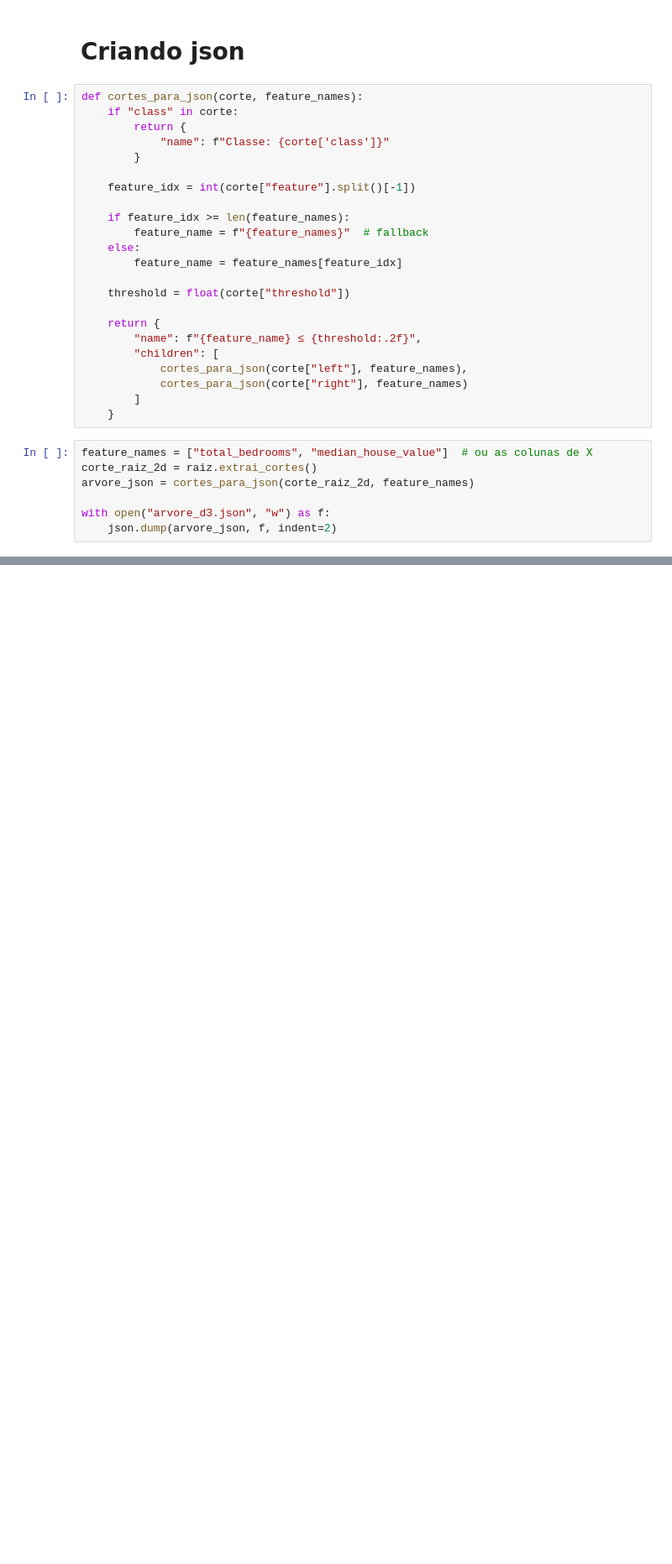
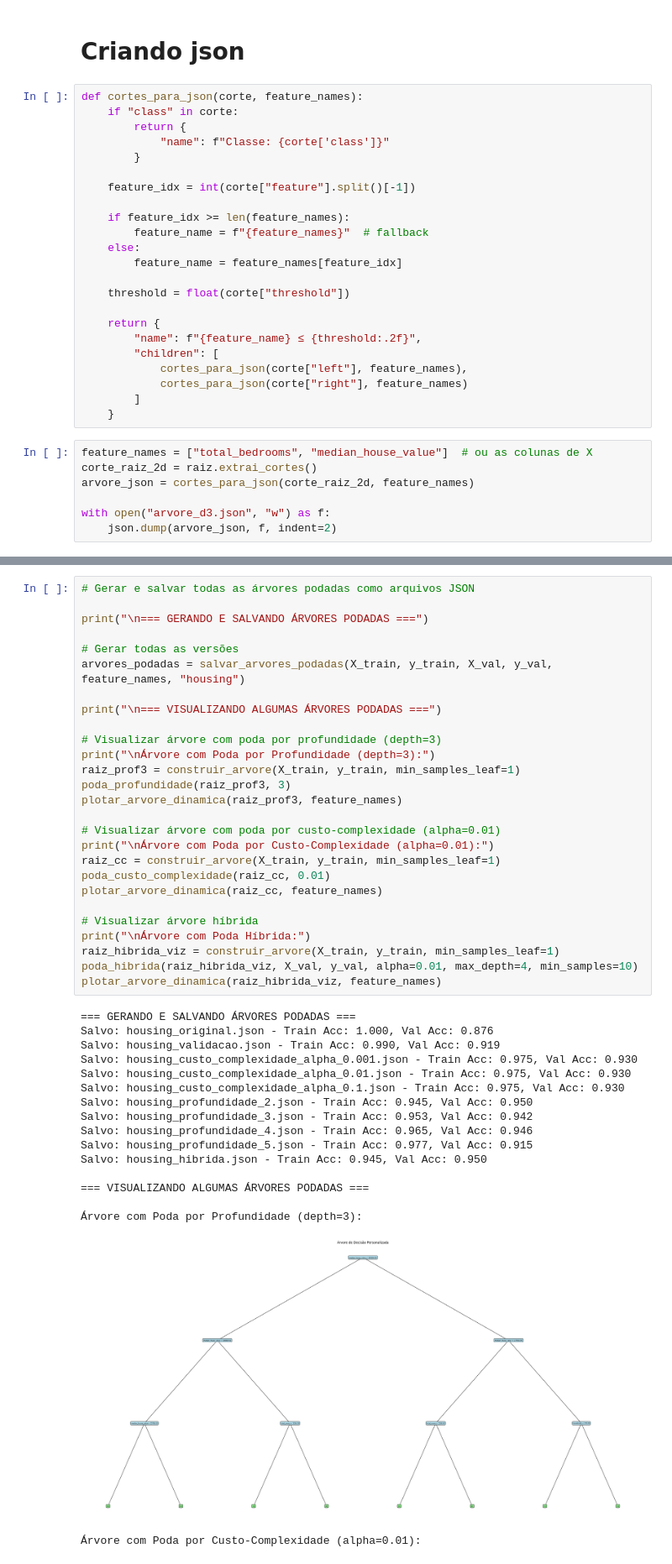
Before and after one commit to FGV-VIS-2025/final-project-mlfoundationexplain, a Jupyter notebook: decisionTree.ipynb, the cells around one changed output, grey strips where cells are left out. Shown at 84% size. Cells and saved outputs as stored; diff of their text form; blank space fills up the shorter version.

```diff
--- a/decisionTree.ipynb
+++ b/decisionTree.ipynb
@@ -625,0 +717,45 @@ plotar_arvore_dinamica(arvore_poda_prof_novo, feature_names_novo)
+# %%
+# Gerar e salvar todas as árvores podadas como arquivos JSON
+
+print("\n=== GERANDO E SALVANDO ÁRVORES PODADAS ===")
+
+# Gerar todas as versões
+arvores_podadas = salvar_arvores_podadas(X_train, y_train, X_val, y_val, feature_names, "housing")
+
+print("\n=== VISUALIZANDO ALGUMAS ÁRVORES PODADAS ===")
+
+# Visualizar árvore com poda por profundidade (depth=3)
+print("\nÁrvore com Poda por Profundidade (depth=3):")
+raiz_prof3 = construir_arvore(X_train, y_train, min_samples_leaf=1)
+poda_profundidade(raiz_prof3, 3)
+plotar_arvore_dinamica(raiz_prof3, feature_names)
+
+# Visualizar árvore com poda por custo-complexidade (alpha=0.01)
+print("\nÁrvore com Poda por Custo-Complexidade (alpha=0.01):")
+raiz_cc = construir_arvore(X_train, y_train, min_samples_leaf=1)
+poda_custo_complexidade(raiz_cc, 0.01)
+plotar_arvore_dinamica(raiz_cc, feature_names)
+
+# Visualizar árvore híbrida
+print("\nÁrvore com Poda Híbrida:")
+raiz_hibrida_viz = construir_arvore(X_train, y_train, min_samples_leaf=1)
+poda_hibrida(raiz_hibrida_viz, X_val, y_val, alpha=0.01, max_depth=4, min_samples=10)
+plotar_arvore_dinamica(raiz_hibrida_viz, feature_names)
+# %% [output]
+=== GERANDO E SALVANDO ÁRVORES PODADAS ===
+Salvo: housing_original.json - Train Acc: 1.000, Val Acc: 0.876
+Salvo: housing_validacao.json - Train Acc: 0.990, Val Acc: 0.919
+Salvo: housing_custo_complexidade_alpha_0.001.json - Train Acc: 0.975, Val Acc: 0.930
+Salvo: housing_custo_complexidade_alpha_0.01.json - Train Acc: 0.975, Val Acc: 0.930
+Salvo: housing_custo_complexidade_alpha_0.1.json - Train Acc: 0.975, Val Acc: 0.930
+Salvo: housing_profundidade_2.json - Train Acc: 0.945, Val Acc: 0.950
+Salvo: housing_profundidade_3.json - Train Acc: 0.953, Val Acc: 0.942
+Salvo: housing_profundidade_4.json - Train Acc: 0.965, Val Acc: 0.946
+Salvo: housing_profundidade_5.json - Train Acc: 0.977, Val Acc: 0.915
+Salvo: housing_hibrida.json - Train Acc: 0.945, Val Acc: 0.950
+
+=== VISUALIZANDO ALGUMAS ÁRVORES PODADAS ===
+
+Árvore com Poda por Profundidade (depth=3):
+[figure, added]
+Árvore com Poda por Custo-Complexidade (alpha=0.01):
```
Also changed, not shown: parts of 9 cells of this notebook, 13 other files.
